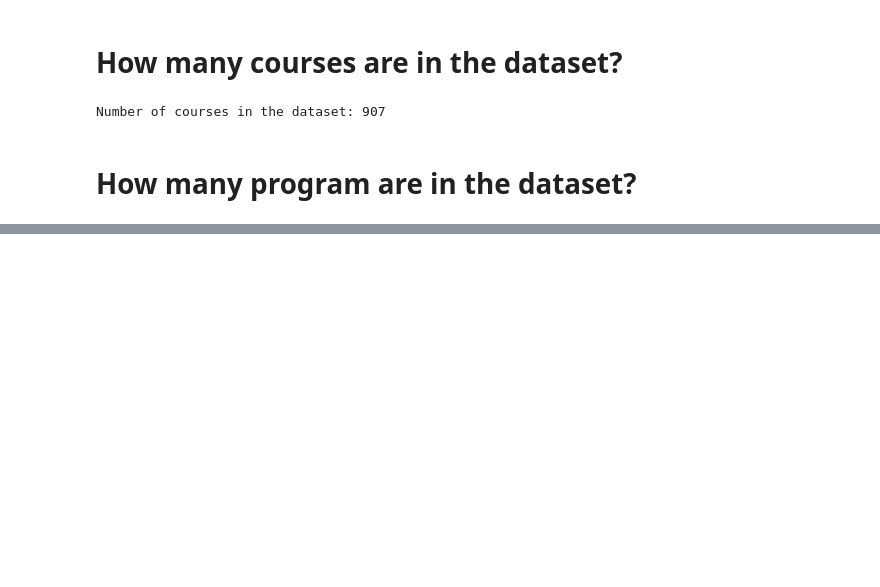
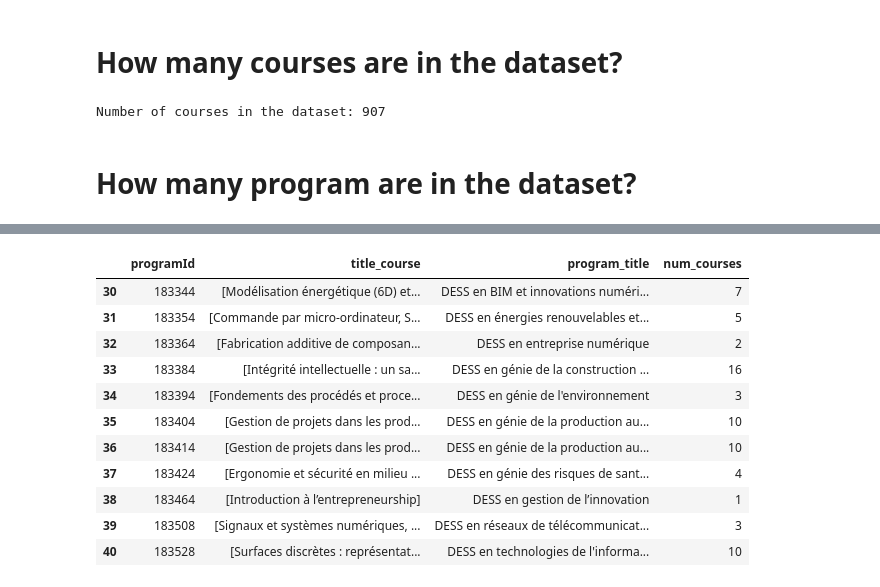
Before and after one commit to ApplETS/planifETS-backend, a Jupyter notebook: notebook/data_science.ipynb, the cells around one changed output, grey strips where cells are left out. Cells and saved outputs as stored; diff of their text form; code cells hidden in the pictures; blank space fills up the shorter version.

```diff
--- a/notebook/data_science.ipynb
+++ b/notebook/data_science.ipynb
@@ -173,0 +320,17 @@ n
+# %%
+dess_programs = courses_per_program[courses_per_program['program_title'].str.contains("DESS", case=False, na=False)]
+# %%
+dess_programs
+# %% [output]
+|  | programId | title_course | program_title | num_courses |
+| 30 | 183344 | [Modélisation énergétique (6D) et... | DESS en BIM et innovations numéri... | 7 |
+| 31 | 183354 | [Commande par micro-ordinateur, S... | DESS en énergies renouvelables et... | 5 |
+| 32 | 183364 | [Fabrication additive de composan... | DESS en entreprise numérique | 2 |
+| 33 | 183384 | [Intégrité intellectuelle : un sa... | DESS en génie de la construction ... | 16 |
+| 34 | 183394 | [Fondements des procédés et proce... | DESS en génie de l'environnement | 3 |
+| 35 | 183404 | [Gestion de projets dans les prod... | DESS en génie de la production au... | 10 |
+| 36 | 183414 | [Gestion de projets dans les prod... | DESS en génie de la production au... | 10 |
+| 37 | 183424 | [Ergonomie et sécurité en milieu ... | DESS en génie des risques de sant... | 4 |
+| 38 | 183464 | [Introduction à l’entrepreneurship] | DESS en gestion de l’innovation | 1 |
+| 39 | 183508 | [Signaux et systèmes numériques, ... | DESS en réseaux de télécommunicat... | 3 |
+| 40 | 183528 | [Surfaces discrètes : représentat... | DESS en technologies de l'informa... | 10 |
```
Also changed, not shown: parts of 41 cells of this notebook, 5 other files.
